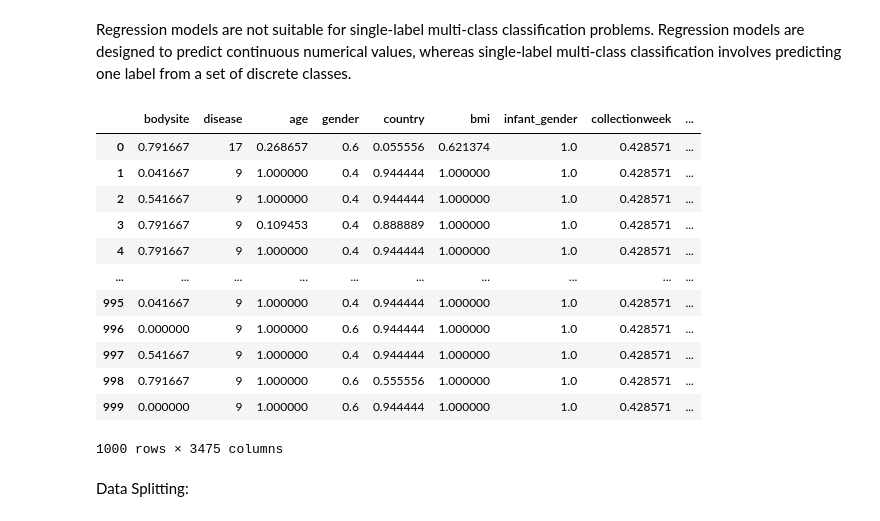
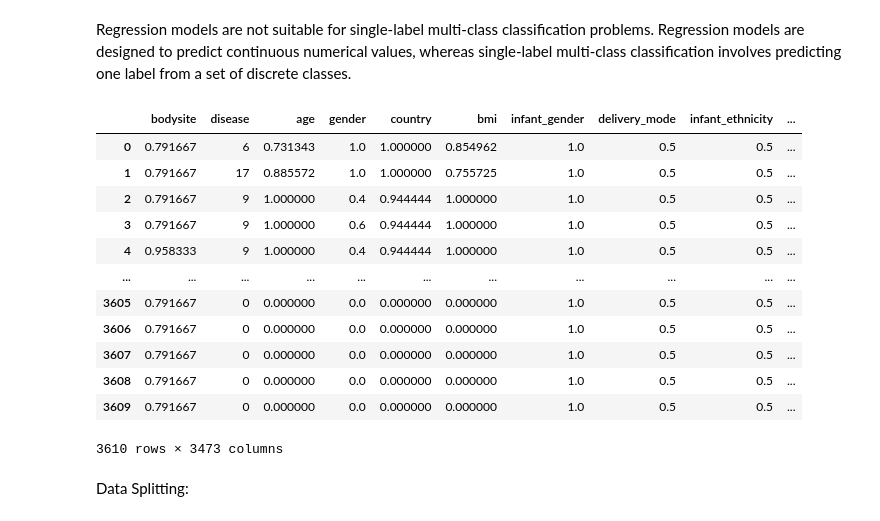
Before and after one commit to Ekansh-K/Human_Metagenomics_IBD_Project, a Jupyter notebook: dataset/ml.ipynb, the cells around one changed output. Drawn from its saved outputs; the diff is of its cells as text; code cells hidden in the pictures.

```diff
--- a/dataset/ml.ipynb
+++ b/dataset/ml.ipynb
@@ -74,22 +74,22 @@ from sklearn.metrics import mean_absolute_error, mean_squared_error, r2_score, a
 # Pipeline
 from sklearn.pipeline import Pipeline
 # %%
-df = pd.read_csv("lil_data.csv")
+df = pd.read_csv("bet_abundance.csv")
 display(df)
 # %% [output]
-|  | bodysite | disease | age | gender | country | bmi | infant_gender | collectionweek | ... |
-| 0 | 0.791667 | 17 | 0.268657 | 0.6 | 0.055556 | 0.621374 | 1.0 | 0.428571 | ... |
-| 1 | 0.041667 | 9 | 1.000000 | 0.4 | 0.944444 | 1.000000 | 1.0 | 0.428571 | ... |
-| 2 | 0.541667 | 9 | 1.000000 | 0.4 | 0.944444 | 1.000000 | 1.0 | 0.428571 | ... |
-| 3 | 0.791667 | 9 | 0.109453 | 0.4 | 0.888889 | 1.000000 | 1.0 | 0.428571 | ... |
-| 4 | 0.791667 | 9 | 1.000000 | 0.4 | 0.944444 | 1.000000 | 1.0 | 0.428571 | ... |
-| ... | ... | ... | ... | ... | ... | ... | ... | ... | ... |
-| 995 | 0.041667 | 9 | 1.000000 | 0.4 | 0.944444 | 1.000000 | 1.0 | 0.428571 | ... |
-| 996 | 0.000000 | 9 | 1.000000 | 0.6 | 0.944444 | 1.000000 | 1.0 | 0.428571 | ... |
-| 997 | 0.541667 | 9 | 1.000000 | 0.4 | 0.944444 | 1.000000 | 1.0 | 0.428571 | ... |
-| 998 | 0.791667 | 9 | 1.000000 | 0.6 | 0.555556 | 1.000000 | 1.0 | 0.428571 | ... |
-| 999 | 0.000000 | 9 | 1.000000 | 0.6 | 0.944444 | 1.000000 | 1.0 | 0.428571 | ... |
+|  | bodysite | disease | age | gender | country | bmi | infant_gender | delivery_mode | infant_ethnicity | ... |
+| 0 | 0.791667 | 6 | 0.731343 | 1.0 | 1.000000 | 0.854962 | 1.0 | 0.5 | 0.5 | ... |
+| 1 | 0.791667 | 17 | 0.885572 | 1.0 | 1.000000 | 0.755725 | 1.0 | 0.5 | 0.5 | ... |
+| 2 | 0.791667 | 9 | 1.000000 | 0.4 | 0.944444 | 1.000000 | 1.0 | 0.5 | 0.5 | ... |
+| 3 | 0.791667 | 9 | 1.000000 | 0.6 | 0.944444 | 1.000000 | 1.0 | 0.5 | 0.5 | ... |
+| 4 | 0.958333 | 9 | 1.000000 | 0.4 | 0.944444 | 1.000000 | 1.0 | 0.5 | 0.5 | ... |
+| ... | ... | ... | ... | ... | ... | ... | ... | ... | ... | ... |
+| 3605 | 0.791667 | 0 | 0.000000 | 0.0 | 0.000000 | 0.000000 | 1.0 | 0.5 | 0.5 | ... |
+| 3606 | 0.791667 | 0 | 0.000000 | 0.0 | 0.000000 | 0.000000 | 1.0 | 0.5 | 0.5 | ... |
+| 3607 | 0.791667 | 0 | 0.000000 | 0.0 | 0.000000 | 0.000000 | 1.0 | 0.5 | 0.5 | ... |
+| 3608 | 0.791667 | 0 | 0.000000 | 0.0 | 0.000000 | 0.000000 | 1.0 | 0.5 | 0.5 | ... |
+| 3609 | 0.791667 | 0 | 0.000000 | 0.0 | 0.000000 | 0.000000 | 1.0 | 0.5 | 0.5 | ... |
-1000 rows × 3475 columns
+3610 rows × 3473 columns
 # %% [markdown]
 Data Splitting:
 # %%
```
Also changed, not shown: parts of 9 cells of this notebook, 3 other files.
